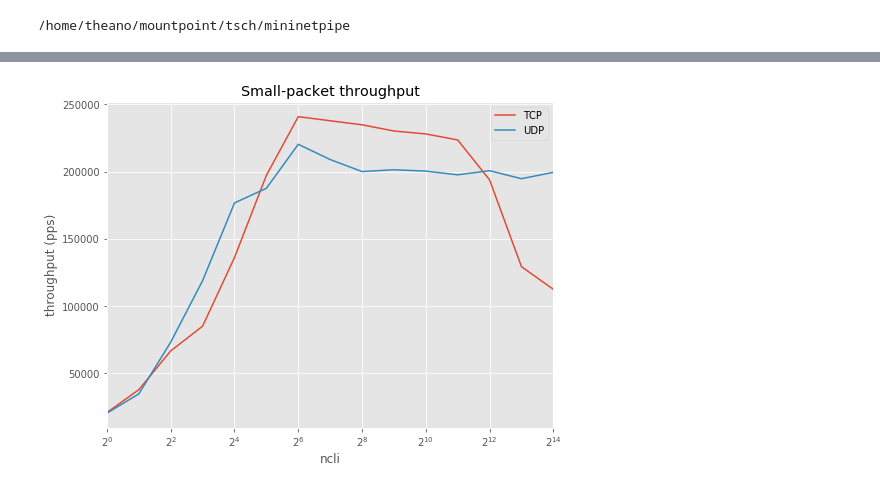
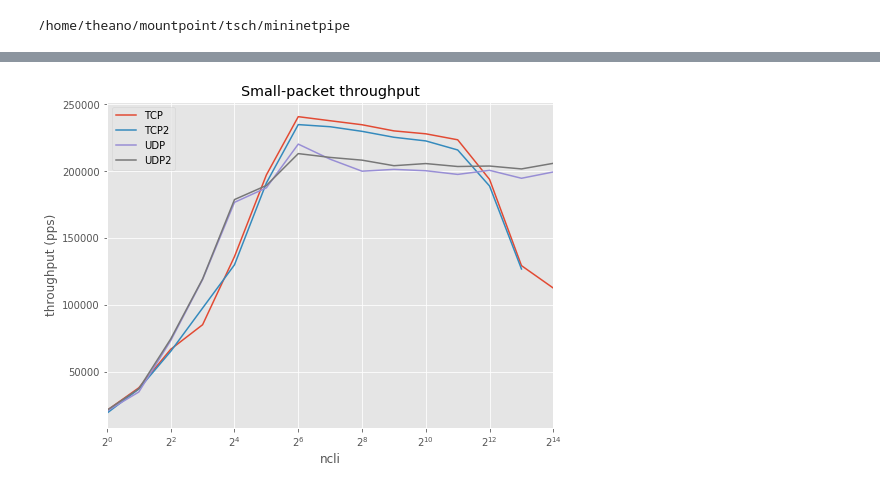
Before and after one commit to theanoli/tsch, a Jupyter notebook: mininetpipe/throughput.ipynb, the cells around one changed output, grey strips where cells are left out. Cells and saved outputs as stored; diff of their text form; code cells hidden in the pictures.

```diff
--- a/mininetpipe/throughput.ipynb
+++ b/mininetpipe/throughput.ipynb
@@ -23,7 +23,9 @@ print(home)
 results_dir = os.path.join(home, "results")
 # %%
 tcp_tput_fname = os.path.join(results_dir, "throughput", "tcp.txt")
+tcp2_tput_fname = os.path.join(results_dir, "throughput", "tcp2.txt")
 udp_tput_fname = os.path.join(results_dir, "throughput", "udp.txt")
+udp2_tput_fname = os.path.join(results_dir, "throughput", "udp2.txt")
 # %%
 def load_datfile(fpath, proto):
     # Returns a dataframe
@@ -37,3 +39,7 @@ gp_tcp = df_tcp.groupby("ncli")
 # %%
 df_udp = load_datfile(udp_tput_fname, "UDP")
 gp_udp = df_udp.groupby("ncli")
+# %%
+df_tcp2 = load_datfile(tcp2_tput_fname, "TCP2")
+gp_tcp2 = df_tcp2.groupby("ncli")
+gp_tcp2.groups
@@ -39,0 +60,4 @@ gp_udp = df_udp.groupby("ncli")
+# %%
+df_udp2 = load_datfile(udp2_tput_fname, "UDP2")
+gp_udp2 = df_udp2.groupby("ncli")
+gp_udp2.groups
@@ -40,20 +80,22 @@ gp_udp = df_udp.groupby("ncli")
 # %%
 fig, ax = plt.subplots(figsize=(8,6))
 
 ax.title.set_text("Small-packet throughput")
 
 ax.set_xlabel("# clients")
 ax.set_ylabel("throughput (pps)")
 
 ax.set_xscale('log', basex=2)
 #ax.set_yscale('log', basey=10)
 
 gp_tcp.mean().plot(ax=ax)
+gp_tcp2.mean().plot(ax=ax)
 gp_udp.mean().plot(ax=ax)
+gp_udp2.mean().plot(ax=ax)
 
 plt.show()
 # %% [output]
-[figure, old version]
+[figure, new version]
 # %%
 fig = {
     'data': [
```
Also changed, not shown: parts of 4 cells of this notebook, 4 other files.
